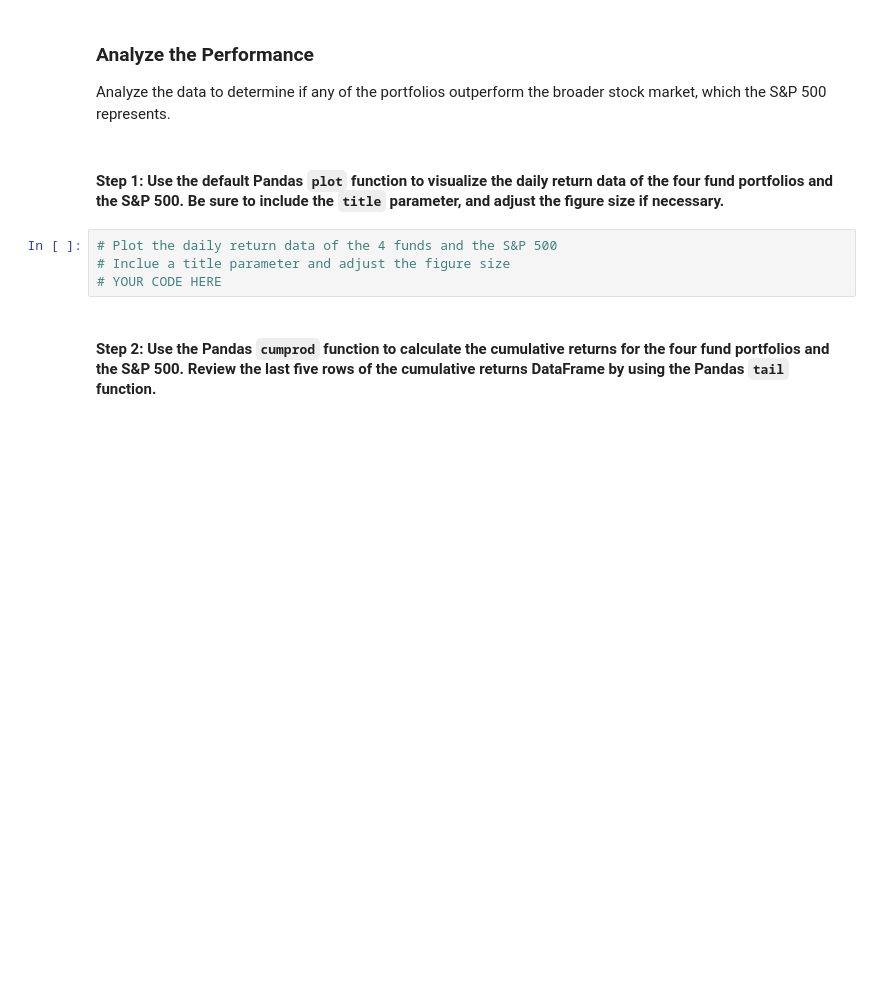
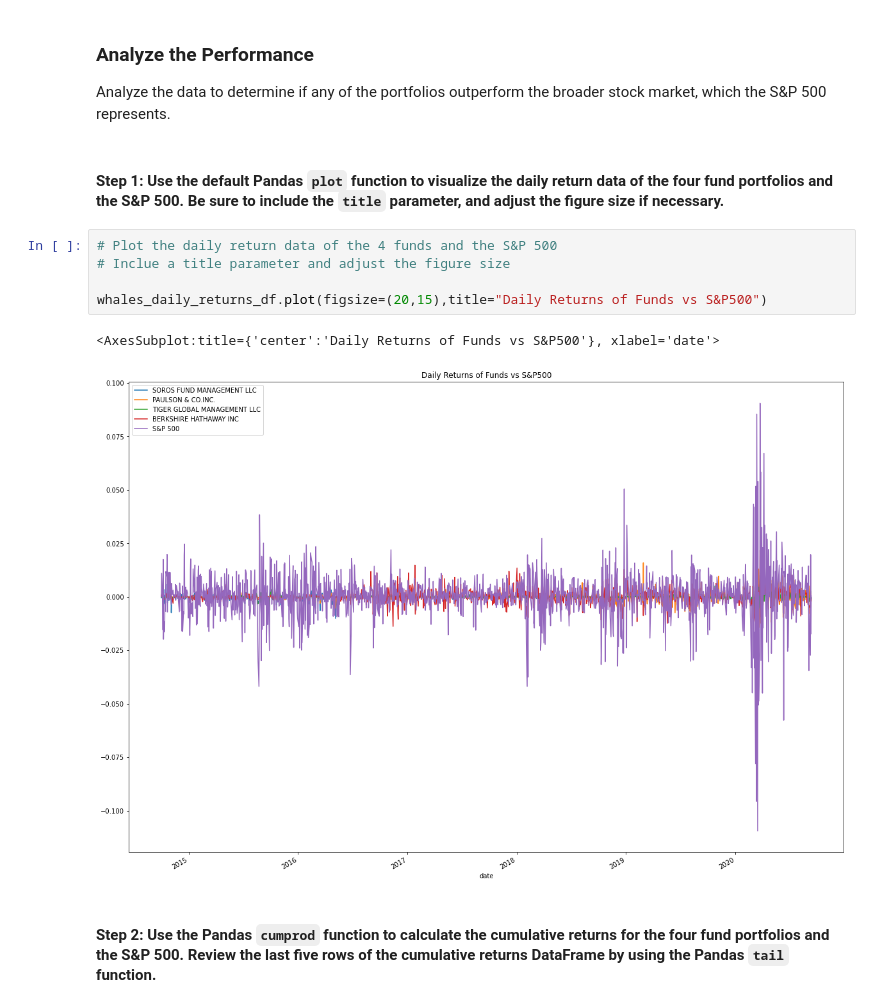
Before and after one commit to saucetech/risk-return-analysis, a Jupyter notebook: risk_return_analysis.ipynb, the cells around one changed output. Cells and saved outputs as stored; diff of their text form; blank space fills up the shorter version.

Commit message:
Updated the risk return analysis with performance analysis of the 4 funds vs the S&P 500 Index.

```diff
--- a/risk_return_analysis.ipynb
+++ b/risk_return_analysis.ipynb
@@ -154,7 +154,11 @@ Analyze the data to determine if any of the portfolios outperform the broader st
 # %%
 # Plot the daily return data of the 4 funds and the S&P 500
 # Inclue a title parameter and adjust the figure size
-# YOUR CODE HERE
+
+whales_daily_returns_df.plot(figsize=(20,15),title="Daily Returns of Funds vs S&P500")
+# %% [output]
+<AxesSubplot:title={'center':'Daily Returns of Funds vs S&P500'}, xlabel='date'>
+[figure, added]
 # %% [markdown]
 #### Step 2: Use the Pandas `cumprod` function to calculate the cumulative returns for the four fund portfolios and the S&P 500. Review the last five rows of the cumulative returns DataFrame by using the Pandas `tail` function.
 # %%
```
Also changed, not shown: parts of 3 cells of this notebook.
